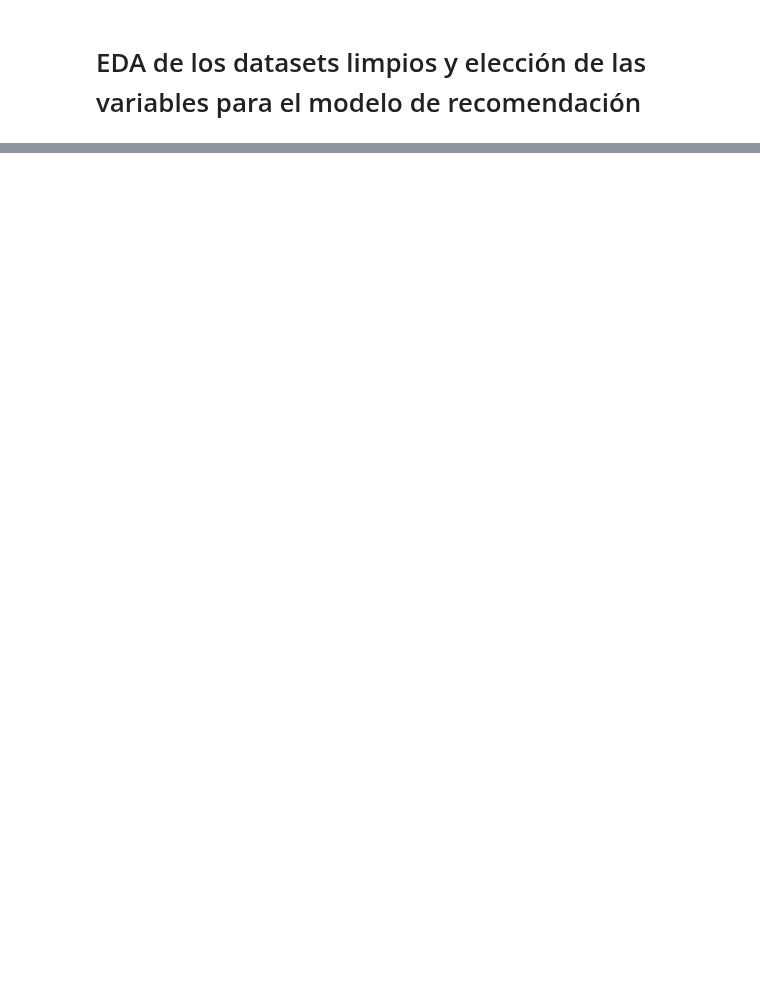
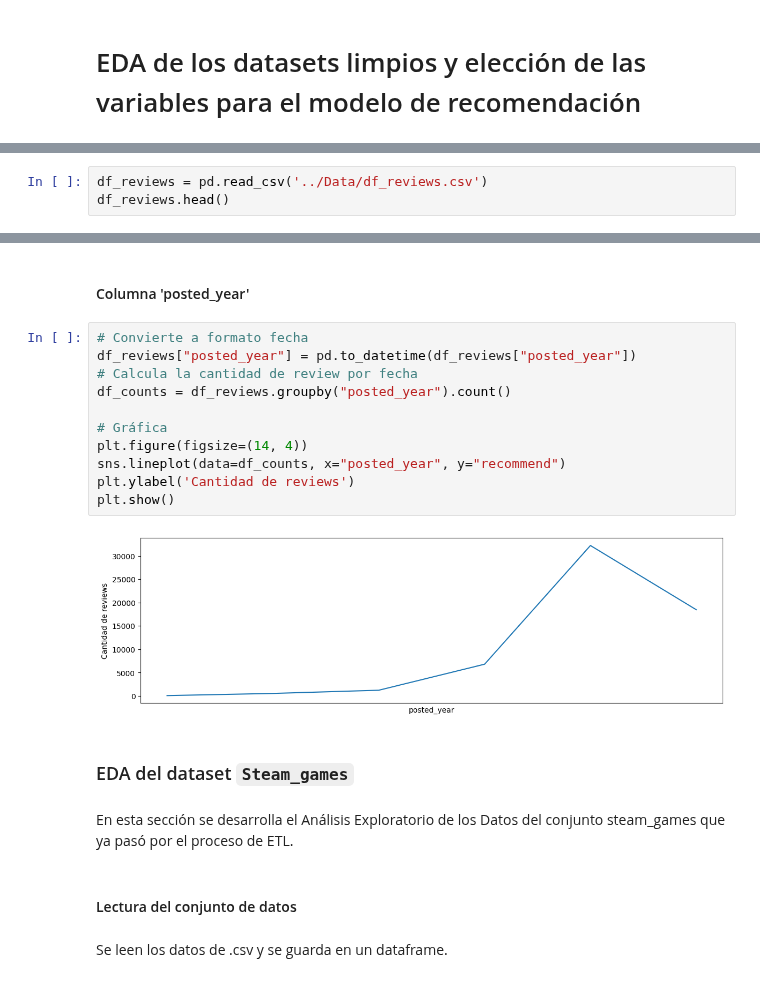
Before and after one commit to Gerardgfc/Gerardgfc-Proyecto_Integrador_1, a Jupyter notebook: JupyterNotebooks/05_EDA.ipynb, the cells around one changed output, grey strips where cells are left out. Drawn from its saved outputs; the diff is of its cells as text; blank space fills up the shorter version.

```diff
--- a/JupyterNotebooks/05_EDA.ipynb
+++ b/JupyterNotebooks/05_EDA.ipynb
@@ -31,0 +19,3 @@ Index(['item_name', 'item_id', 'developer', 'Action', 'Adventure',
+# %%
+df_reviews = pd.read_csv('../Data/df_reviews.csv')
+df_reviews.head()
@@ -31,0 +138,23 @@ Index(['item_name', 'item_id', 'developer', 'Action', 'Adventure',
+# %% [markdown]
+#### Columna 'posted_year'
+# %%
+# Convierte a formato fecha
+df_reviews["posted_year"] = pd.to_datetime(df_reviews["posted_year"])
+# Calcula la cantidad de review por fecha
+df_counts = df_reviews.groupby("posted_year").count()
+
+# Gráfica
+plt.figure(figsize=(14, 4))
+sns.lineplot(data=df_counts, x="posted_year", y="recommend")
+plt.ylabel('Cantidad de reviews')
+plt.show()
+# %% [output]
+[figure, added]
+# %% [markdown]
+### EDA del dataset `Steam_games`
+# %% [markdown]
+En esta sección se desarrolla el Análisis Exploratorio de los Datos del conjunto steam_games que ya pasó por el proceso de ETL.
+# %% [markdown]
+#### Lectura del conjunto de datos
+# %% [markdown]
+Se leen los datos de .csv y se guarda en un dataframe.
```
Also changed, not shown: parts of 83 cells of this notebook, 11 other files.
